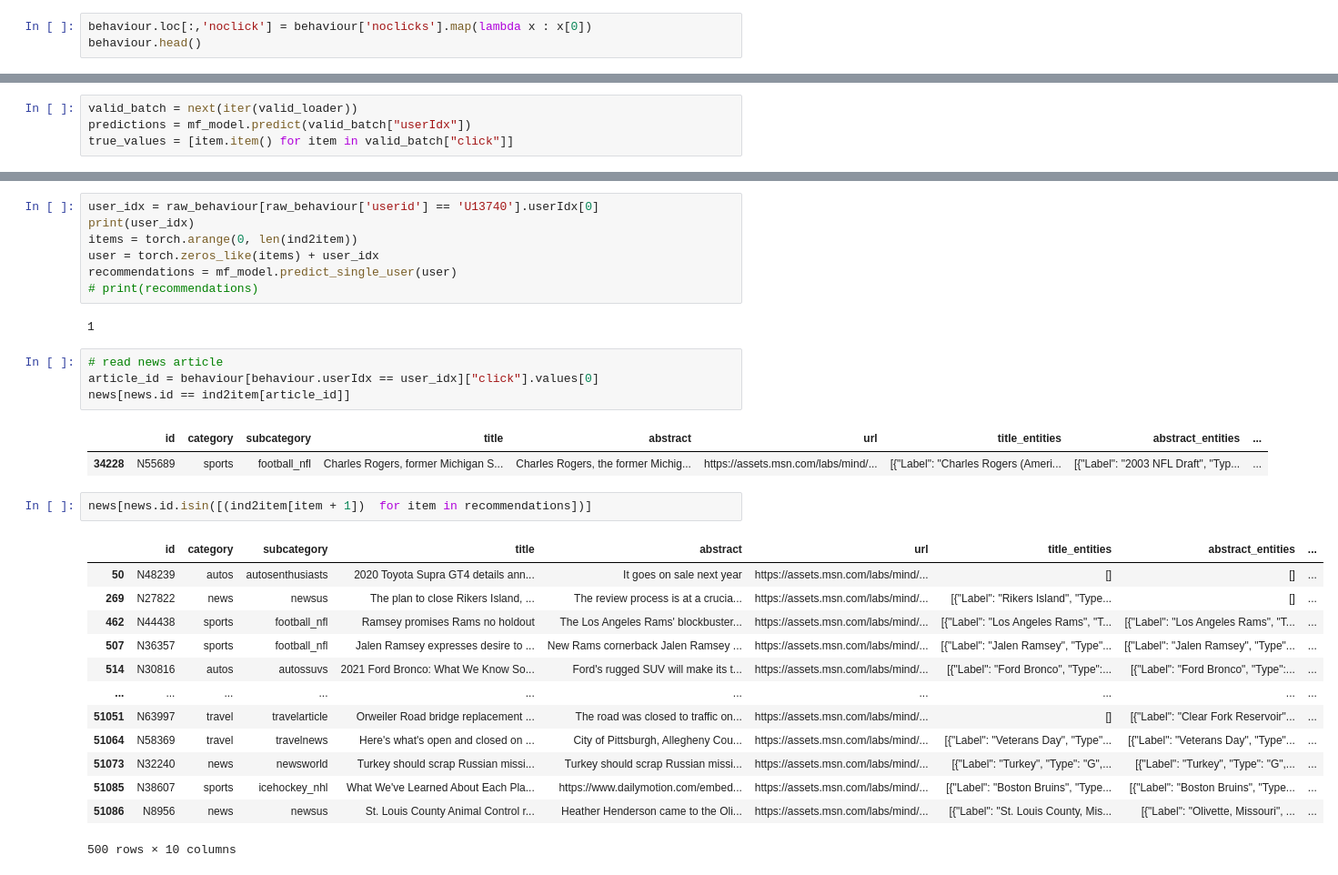
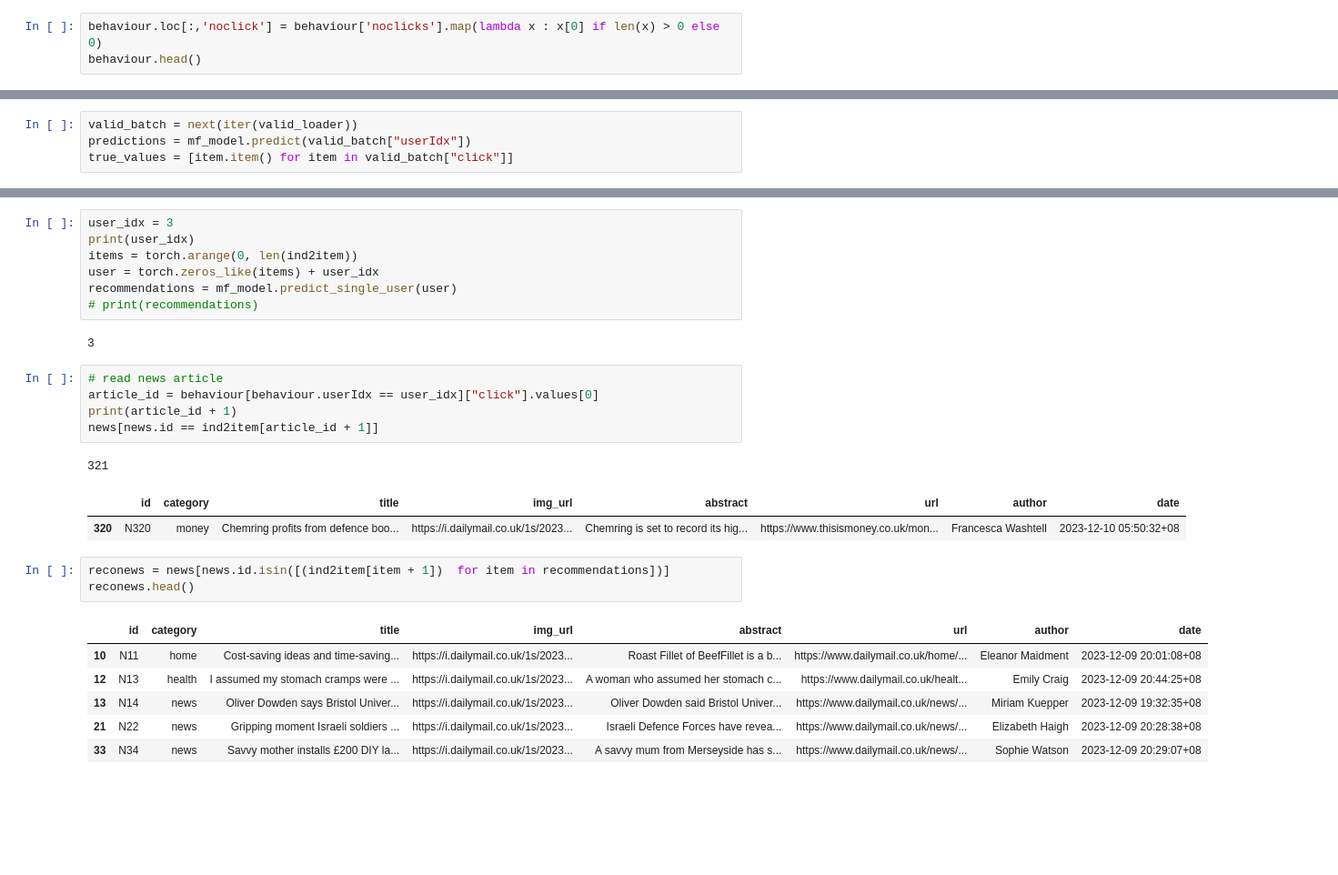
Before and after one commit to yvesaur/recome, a Jupyter notebook: server/data/recome_user1.ipynb, the cells around one changed output, grey strips where cells are left out. Shown at 91% size. Cells and saved outputs as stored; diff of their text form; blank space fills up the shorter version.

```diff
--- a/server/data/recome_user1.ipynb
+++ b/server/data/recome_user1.ipynb
@@ -149,5 +149,5 @@ behaviour.head()
 # %%
-behaviour.loc[:,'noclick'] = behaviour['noclicks'].map(lambda x : x[0])
+behaviour.loc[:,'noclick'] = behaviour['noclicks'].map(lambda x : x[0] if len(x) > 0 else 0)
 behaviour.head()
 # %% [output]
 A value is trying to be set on a copy of a slice from a DataFrame.
@@ -267,35 +284,31 @@ accuracy_at_k(predictions, true_values)
 # %%
-user_idx = raw_behaviour[raw_behaviour['userid'] == 'U13740'].userIdx[0]
+user_idx = 3
 print(user_idx)
 items = torch.arange(0, len(ind2item))
 user = torch.zeros_like(items) + user_idx
 recommendations = mf_model.predict_single_user(user)
 # print(recommendations)
 # %% [output]
-1
+3
 # %%
 # read news article
 article_id = behaviour[behaviour.userIdx == user_idx]["click"].values[0]
-news[news.id == ind2item[article_id]]
+print(article_id + 1)
+news[news.id == ind2item[article_id + 1]]
 # %% [output]
+321
-|  | id | category | subcategory | title | abstract | url | title_entities | abstract_entities | ... |
-| 34228 | N55689 | sports | football_nfl | Charles Rogers, former Michigan S... | Charles Rogers, the former Michig... | https://assets.msn.com/labs/mind/... | [{"Label": "Charles Rogers (Ameri... | [{"Label": "2003 NFL Draft", "Typ... | ... |
+|  | id | category | title | img_url | abstract | url | author | date |
+| 320 | N320 | money | Chemring profits from defence boo... | https://i.dailymail.co.uk/1s/2023... | Chemring is set to record its hig... | https://www.thisismoney.co.uk/mon... | Francesca Washtell | 2023-12-10 05:50:32+08 |
 # %%
-news[news.id.isin([(ind2item[item + 1])  for item in recommendations])]
+reconews = news[news.id.isin([(ind2item[item + 1])  for item in recommendations])]
+reconews.head()
 # %% [output]
-|  | id | category | subcategory | title | abstract | url | title_entities | abstract_entities | ... |
-| 50 | N48239 | autos | autosenthusiasts | 2020 Toyota Supra GT4 details ann... | It goes on sale next year | https://assets.msn.com/labs/mind/... | [] | [] | ... |
-| 269 | N27822 | news | newsus | The plan to close Rikers Island, ... | The review process is at a crucia... | https://assets.msn.com/labs/mind/... | [{"Label": "Rikers Island", "Type... | [] | ... |
-| 462 | N44438 | sports | football_nfl | Ramsey promises Rams no holdout | The Los Angeles Rams' blockbuster... | https://assets.msn.com/labs/mind/... | [{"Label": "Los Angeles Rams", "T... | [{"Label": "Los Angeles Rams", "T... | ... |
-| 507 | N36357 | sports | football_nfl | Jalen Ramsey expresses desire to ... | New Rams cornerback Jalen Ramsey ... | https://assets.msn.com/labs/mind/... | [{"Label": "Jalen Ramsey", "Type"... | [{"Label": "Jalen Ramsey", "Type"... | ... |
-| 514 | N30816 | autos | autossuvs | 2021 Ford Bronco: What We Know So... | Ford's rugged SUV will make its t... | https://assets.msn.com/labs/mind/... | [{"Label": "Ford Bronco", "Type":... | [{"Label": "Ford Bronco", "Type":... | ... |
-| ... | ... | ... | ... | ... | ... | ... | ... | ... | ... |
-| 51051 | N63997 | travel | travelarticle | Orweiler Road bridge replacement ... | The road was closed to traffic on... | https://assets.msn.com/labs/mind/... | [] | [{"Label": "Clear Fork Reservoir"... | ... |
-| 51064 | N58369 | travel | travelnews | Here's what's open and closed on ... | City of Pittsburgh, Allegheny Cou... | https://assets.msn.com/labs/mind/... | [{"Label": "Veterans Day", "Type"... | [{"Label": "Veterans Day", "Type"... | ... |
-| 51073 | N32240 | news | newsworld | Turkey should scrap Russian missi... | Turkey should scrap Russian missi... | https://assets.msn.com/labs/mind/... | [{"Label": "Turkey", "Type": "G",... | [{"Label": "Turkey", "Type": "G",... | ... |
-| 51085 | N38607 | sports | icehockey_nhl | What We've Learned About Each Pla... | https://www.dailymotion.com/embed... | https://assets.msn.com/labs/mind/... | [{"Label": "Boston Bruins", "Type... | [{"Label": "Boston Bruins", "Type... | ... |
-| 51086 | N8956 | news | newsus | St. Louis County Animal Control r... | Heather Henderson came to the Oli... | https://assets.msn.com/labs/mind/... | [{"Label": "St. Louis County, Mis... | [{"Label": "Olivette, Missouri", ... | ... |
+|  | id | category | title | img_url | abstract | url | author | date |
+| 10 | N11 | home | Cost-saving ideas and time-saving... | https://i.dailymail.co.uk/1s/2023... | Roast Fillet of BeefFillet is a b... | https://www.dailymail.co.uk/home/... | Eleanor Maidment | 2023-12-09 20:01:08+08 |
+| 12 | N13 | health | I assumed my stomach cramps were ... | https://i.dailymail.co.uk/1s/2023... | A woman who assumed her stomach c... | https://www.dailymail.co.uk/healt... | Emily Craig | 2023-12-09 20:44:25+08 |
+| 13 | N14 | news | Oliver Dowden says Bristol Univer... | https://i.dailymail.co.uk/1s/2023... | Oliver Dowden said Bristol Univer... | https://www.dailymail.co.uk/news/... | Miriam Kuepper | 2023-12-09 19:32:35+08 |
+| 21 | N22 | news | Gripping moment Israeli soldiers ... | https://i.dailymail.co.uk/1s/2023... | Israeli Defence Forces have revea... | https://www.dailymail.co.uk/news/... | Elizabeth Haigh | 2023-12-09 20:28:38+08 |
+| 33 | N34 | news | Savvy mother installs £200 DIY la... | https://i.dailymail.co.uk/1s/2023... | A savvy mum from Merseyside has s... | https://www.dailymail.co.uk/news/... | Sophie Watson | 2023-12-09 20:29:07+08 |
-500 rows × 10 columns
 # %%
 ## Add more information to the article data
 # The item index
```
Also changed, not shown: parts of 12 cells of this notebook, 42 other files.
